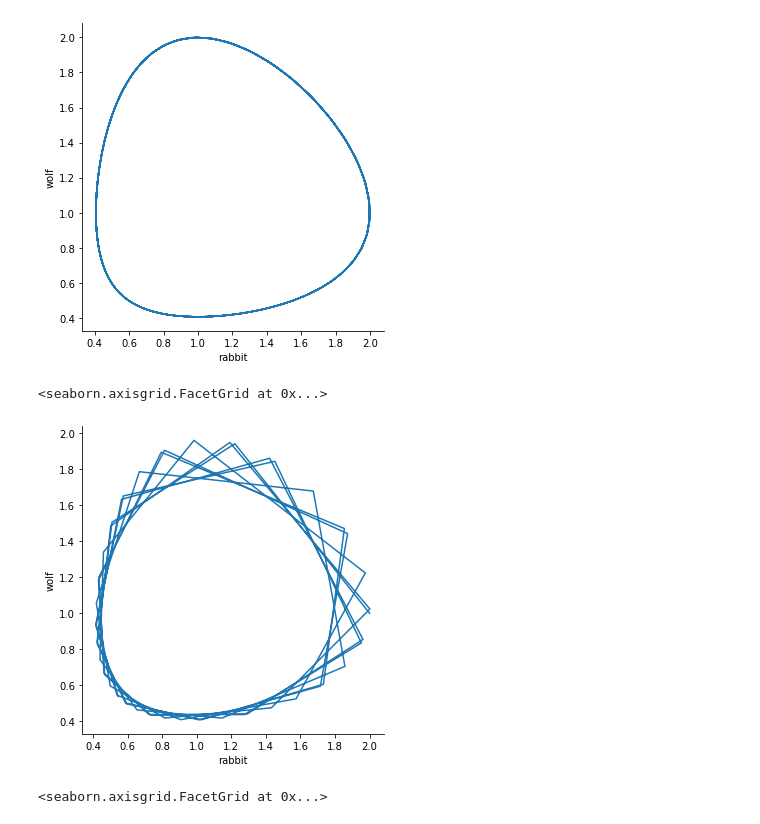
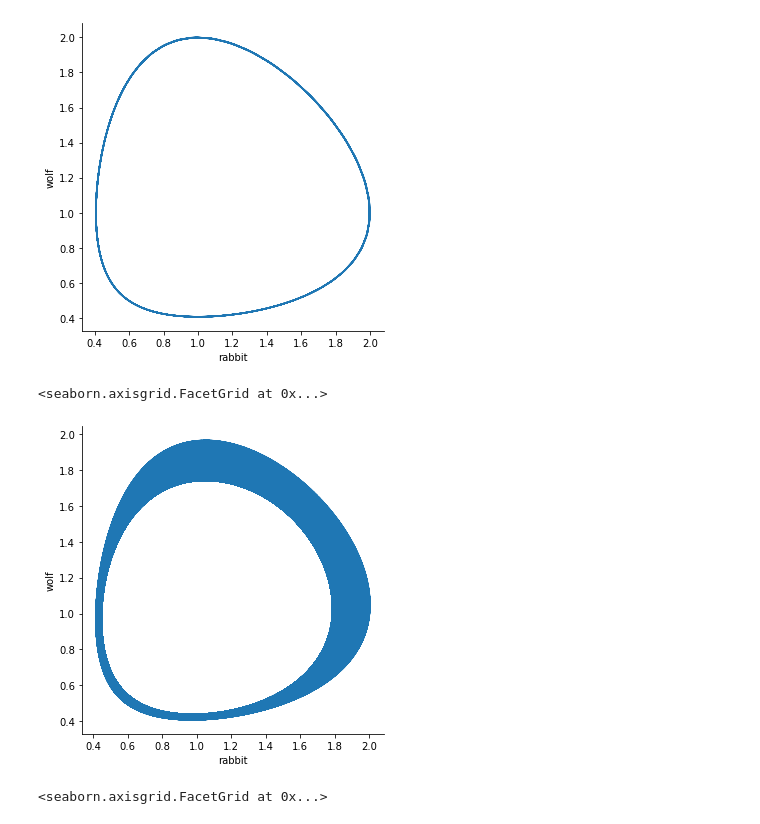
Before and after one commit to chluebi/Predator-and-Prey, a Jupyter notebook: guide.ipynb, the cells around one changed output. Cells and saved outputs as stored; diff of their text form; code cells hidden in the pictures.

Commit message:
changed model names

```diff
--- a/guide.ipynb
+++ b/guide.ipynb
@@ -270,23 +263,23 @@ sns.relplot(x="rabbit", y="wolf", kind="line", sort=False, data=readable_df)
 # %%
 # A less accurate (but faster) simulation to show the danger of the inaccuracies
 
-model = pnp.SimpleModel()
+model = pnp.LotkaVolterra()
 model.population['rabbit'] = 2
 
 model.simulation_parameters = {
-    'steps': 5*10**2,
+    'steps': 5*10**4,
     'step_size': 10**-1,
     'compression': 10**1,
     'verbose': True
 }
 
 readable_df, combined_df = model.run_simulation()
 sns.relplot(x="rabbit", y="wolf", kind="line", sort=False, data=readable_df)
 
 # Attempt to keep the stepsize at 10**-3 or lower! Especially if you are running a longer simulation
 # %% [output]
 <seaborn.axisgrid.FacetGrid at 0x...>
-[figure, old version]
+[figure, new version]
 # %%
 # To find out relationships between different parameters and results, it might be of interest to run a series of simulations
 # For this the data class "Model Series" was made
```
Also changed, not shown: parts of 9 cells of this notebook, 2 other files.
